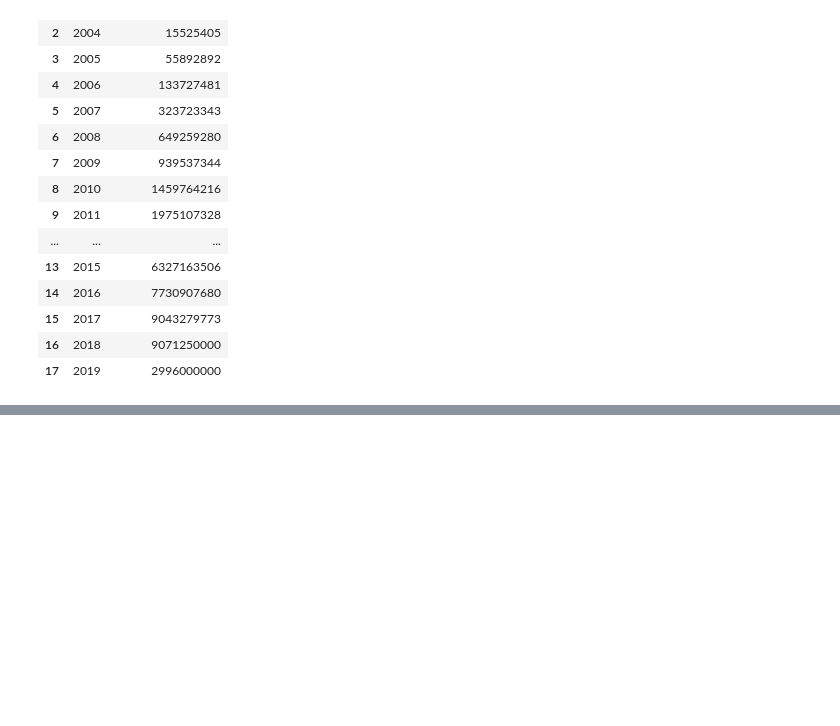
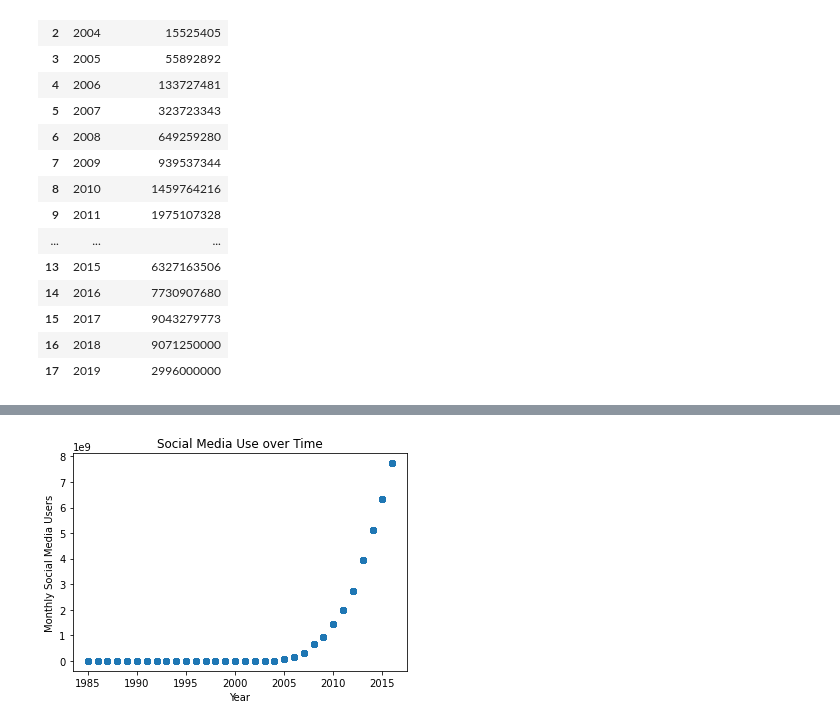
Before and after one commit to ludmilagd/SocialMediaUsageImpact, a Jupyter notebook: SocialMedia&Suicides.ipynb, the cells around one changed output, grey strips where cells are left out. Drawn from its saved outputs; the diff is of its cells as text; code cells hidden in the pictures; blank space fills up the shorter version.

Commit message:
Plot Suicides by Social Media Use

```diff
--- a/SocialMedia&Suicides.ipynb
+++ b/SocialMedia&Suicides.ipynb
@@ -63,3 +67,7 @@ Social_Media
 | 16 | 2018 | 9071250000 | 2.255250e+09 | 0.0 | 0.0 | ... |
 | 17 | 2019 | 2996000000 | 2.375000e+09 | 0.0 | 0.0 | ... |
 18 rows × 21 columns
+# %%
+data_df= pd.merge(SuicideData,Social_Media, on ="year",how="left")
+data_df = data_df.fillna(0)
+data_df.head()
@@ -65,0 +108,9 @@ Social_Media
+# %%
+# Plot total social media users over time
+fig1 = plt.scatter(data_df['year'], data_df['Total Monthly Users'])
+plt.title("Social Media Use over Time")
+plt.xlabel("Year")
+plt.ylabel("Monthly Social Media Users")
+plt.savefig("Social Media Use Plots/Total Monthly Users.png")
+# %% [output]
+[figure, added]
```
Also changed, not shown: parts of 9 cells of this notebook, 26 other files.
